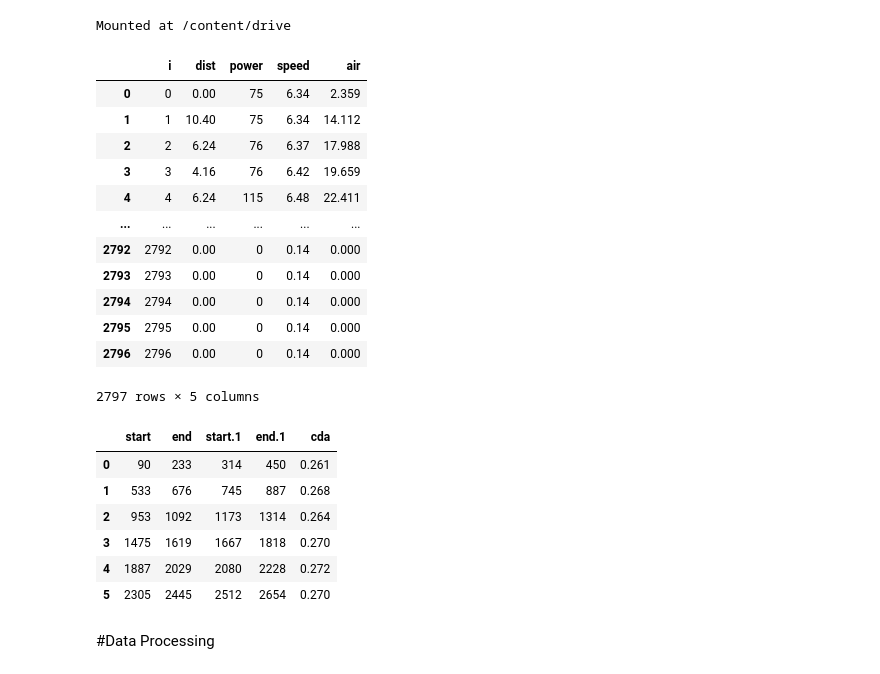
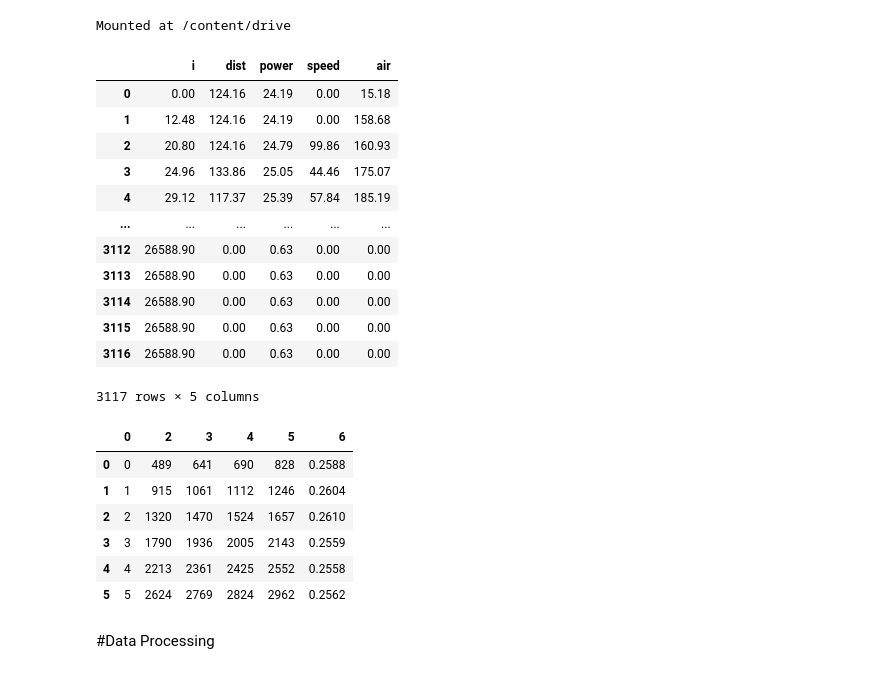
Before and after one commit to ChristopheGraveline064/CDA_mesurement, a Jupyter notebook: cda_notebook.ipynb, the cells around one changed output. Drawn from its saved outputs; the diff is of its cells as text; code cells hidden in the pictures.

```diff
--- a/cda_notebook.ipynb
+++ b/cda_notebook.ipynb
@@ -10,42 +10,45 @@ Mounted at /content/drive
 # %%
 import pandas as pd
 import numpy as np
 import os
 
 datapath = '/content/drive/MyDrive/aerostick_data/'
 
 # Load your CSV
-df_feature = pd.read_csv(os.path.join(datapath, 'tmp-AIDetail.csv'))
+df_feature = pd.read_csv(os.path.join(datapath, 'tmp-det__=TireTest_Sat Jul 26 083913 2025.csv'))
+
+#TODO the file may or may not have a header
+df_target = pd.read_csv(os.path.join(datapath, 'tmp-sum__=TireTest_Sat Jul 26 083913 2025.csv'), header=None)
+
+#TODO Drop non-feature columns if needed
+df_target = df_target.drop(columns=[df_target.columns[1]]) # Drop the first column by index
+
 display(df_feature)
-df_target = pd.read_csv(os.path.join(datapath, 'targets-Sheet1.csv'))
 display(df_target)
-# Drop non-feature columns if needed
-# df = df.drop(columns=['non_feature_column'])
-
 
 data = df_feature.values.astype(np.float32)
 cda = df_target.values.astype(np.float32)
 # %% [output]
 |  | i | dist | power | speed | air |
-| 0 | 0 | 0.00 | 75 | 6.34 | 2.359 |
-| 1 | 1 | 10.40 | 75 | 6.34 | 14.112 |
-| 2 | 2 | 6.24 | 76 | 6.37 | 17.988 |
-| 3 | 3 | 4.16 | 76 | 6.42 | 19.659 |
-| 4 | 4 | 6.24 | 115 | 6.48 | 22.411 |
+| 0 | 0.00 | 124.16 | 24.19 | 0.00 | 15.18 |
+| 1 | 12.48 | 124.16 | 24.19 | 0.00 | 158.68 |
+| 2 | 20.80 | 124.16 | 24.79 | 99.86 | 160.93 |
+| 3 | 24.96 | 133.86 | 25.05 | 44.46 | 175.07 |
+| 4 | 29.12 | 117.37 | 25.39 | 57.84 | 185.19 |
 | ... | ... | ... | ... | ... | ... |
-| 2792 | 2792 | 0.00 | 0 | 0.14 | 0.000 |
-| 2793 | 2793 | 0.00 | 0 | 0.14 | 0.000 |
-| 2794 | 2794 | 0.00 | 0 | 0.14 | 0.000 |
-| 2795 | 2795 | 0.00 | 0 | 0.14 | 0.000 |
-| 2796 | 2796 | 0.00 | 0 | 0.14 | 0.000 |
+| 3112 | 26588.90 | 0.00 | 0.63 | 0.00 | 0.00 |
+| 3113 | 26588.90 | 0.00 | 0.63 | 0.00 | 0.00 |
+| 3114 | 26588.90 | 0.00 | 0.63 | 0.00 | 0.00 |
+| 3115 | 26588.90 | 0.00 | 0.63 | 0.00 | 0.00 |
+| 3116 | 26588.90 | 0.00 | 0.63 | 0.00 | 0.00 |
-2797 rows × 5 columns
+3117 rows × 5 columns
-|  | start | end | start.1 | end.1 | cda |
-| 0 | 90 | 233 | 314 | 450 | 0.261 |
-| 1 | 533 | 676 | 745 | 887 | 0.268 |
-| 2 | 953 | 1092 | 1173 | 1314 | 0.264 |
-| 3 | 1475 | 1619 | 1667 | 1818 | 0.270 |
-| 4 | 1887 | 2029 | 2080 | 2228 | 0.272 |
-| 5 | 2305 | 2445 | 2512 | 2654 | 0.270 |
+|  | 0 | 2 | 3 | 4 | 5 | 6 |
+| 0 | 0 | 489 | 641 | 690 | 828 | 0.2588 |
+| 1 | 1 | 915 | 1061 | 1112 | 1246 | 0.2604 |
+| 2 | 2 | 1320 | 1470 | 1524 | 1657 | 0.2610 |
+| 3 | 3 | 1790 | 1936 | 2005 | 2143 | 0.2559 |
+| 4 | 4 | 2213 | 2361 | 2425 | 2552 | 0.2558 |
+| 5 | 5 | 2624 | 2769 | 2824 | 2962 | 0.2562 |
 # %% [markdown]
 #Data Processing
 # %%
```
Also changed, not shown: parts of 7 cells of this notebook.
